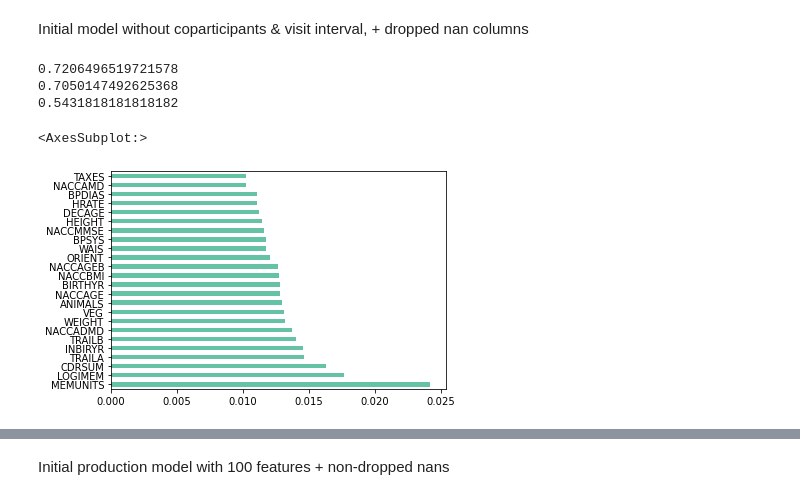
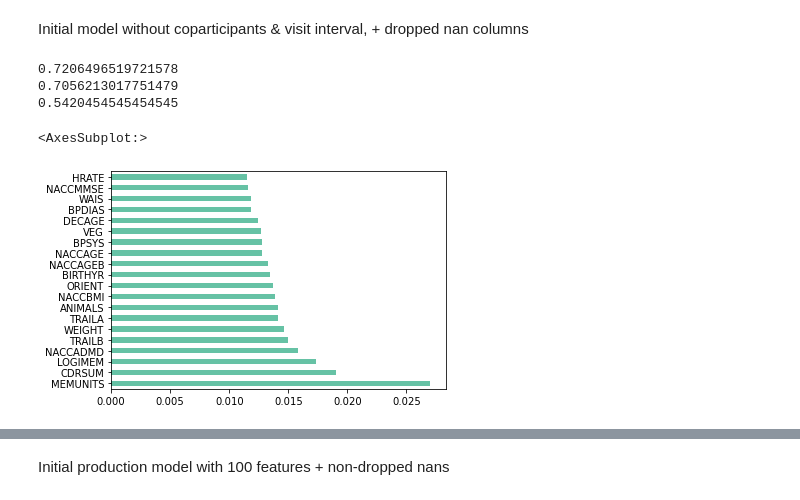
Before and after one commit to vicvarE/AD-Dash, a Jupyter notebook: notebooks/model.ipynb, the cells around one changed output, grey strips where cells are left out. Drawn from its saved outputs; the diff is of its cells as text; code cells hidden in the pictures.

```diff
--- a/notebooks/model.ipynb
+++ b/notebooks/model.ipynb
@@ -258,27 +258,27 @@ restricted
 # %% [markdown]
 Initial model without coparticipants & visit interval, + dropped nan columns
 # %%
-res=restricted.drop(['NEWINF','target','visit_interval'], axis=1)
+res=restricted.drop(['NEWINF','target','visit_interval','INBIRYR','HEIGHT'], axis=1)
 X_train, X_test, y_train, y_test = train_test_split(res, df['target'], test_size=0.35, random_state=1)
 
 model_feat1 = RandomForestClassifier()
 #train model
 model_feat1.fit(X_train, y_train)
 y_pred = model_feat1.predict(X_test)
 print(model_feat1.score(X_test, y_test))
 print(precision_score(y_test,y_pred))
 print(recall_score(y_test,y_pred))
 
 
 #Features sorted by their score
 feat_importances = pd.Series(model_feat1.feature_importances_, index=X_train.columns)
-feat_importances.nlargest(24).plot(kind='barh')
+feat_importances.nlargest(20).plot(kind='barh')
 # %% [output]
 0.7206496519721578
-0.7050147492625368
-0.5431818181818182
+0.7056213017751479
+0.5420454545454545
 <AxesSubplot:>
-[figure, old version]
+[figure, new version]
 # %%
 restrict=feat_importances.nlargest(100).index
 dfres=res[restrict.to_list()]
```
Also changed, not shown: parts of 16 cells of this notebook, 1 other file.
